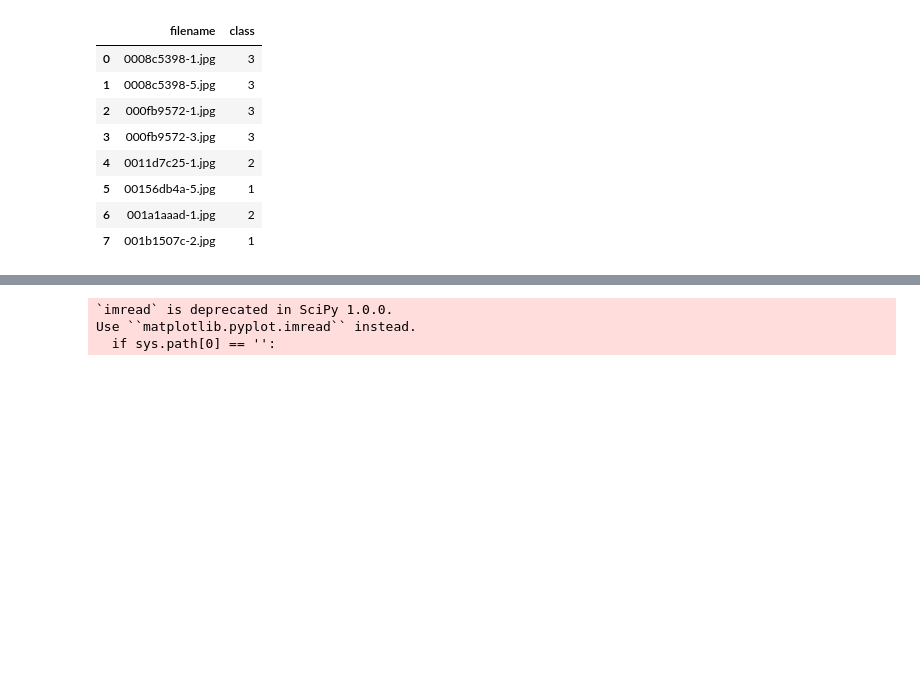
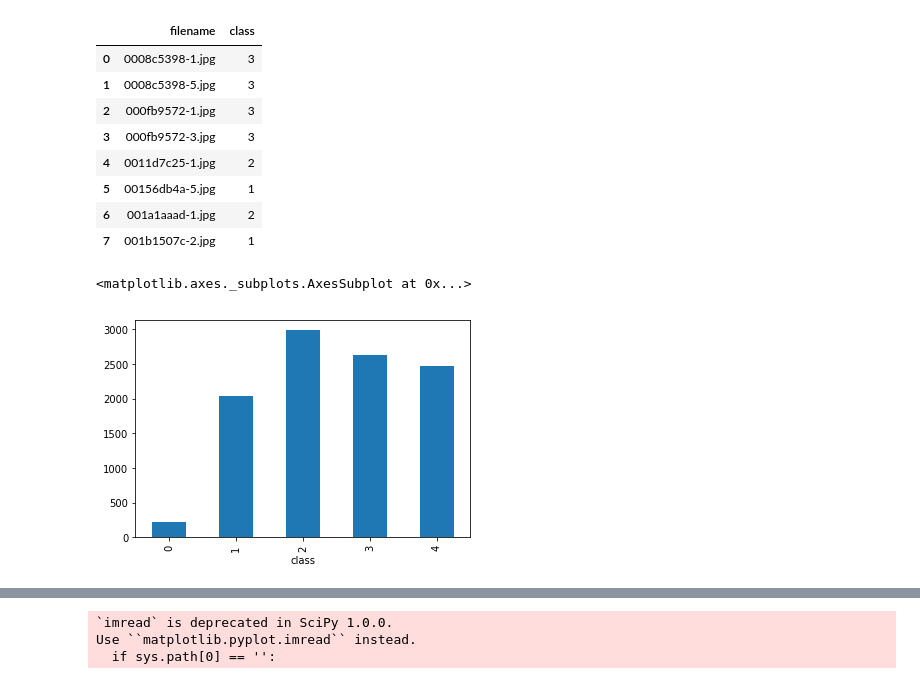
Before and after one commit to D-M-Moriarty/Pet-Adoption, a Jupyter notebook: notebooks/Pet Image Classification.ipynb, the cells around one changed output, grey strips where cells are left out. Cells and saved outputs as stored; diff of their text form; code cells hidden in the pictures; blank space fills up the shorter version.

```diff
--- a/notebooks/Pet Image Classification.ipynb
+++ b/notebooks/Pet Image Classification.ipynb
@@ -260,3 +264,8 @@ generator_df.head(8)
 | 5 | 00156db4a-5.jpg | 1 |
 | 6 | 001a1aaad-1.jpg | 2 |
 | 7 | 001b1507c-2.jpg | 1 |
+# %%
+generator_df.groupby('class').size().plot.bar()
+# %% [output]
+<matplotlib.axes._subplots.AxesSubplot at 0x...>
+[figure, added]
```
Also changed, not shown: parts of 20 cells of this notebook, 1 other file.
